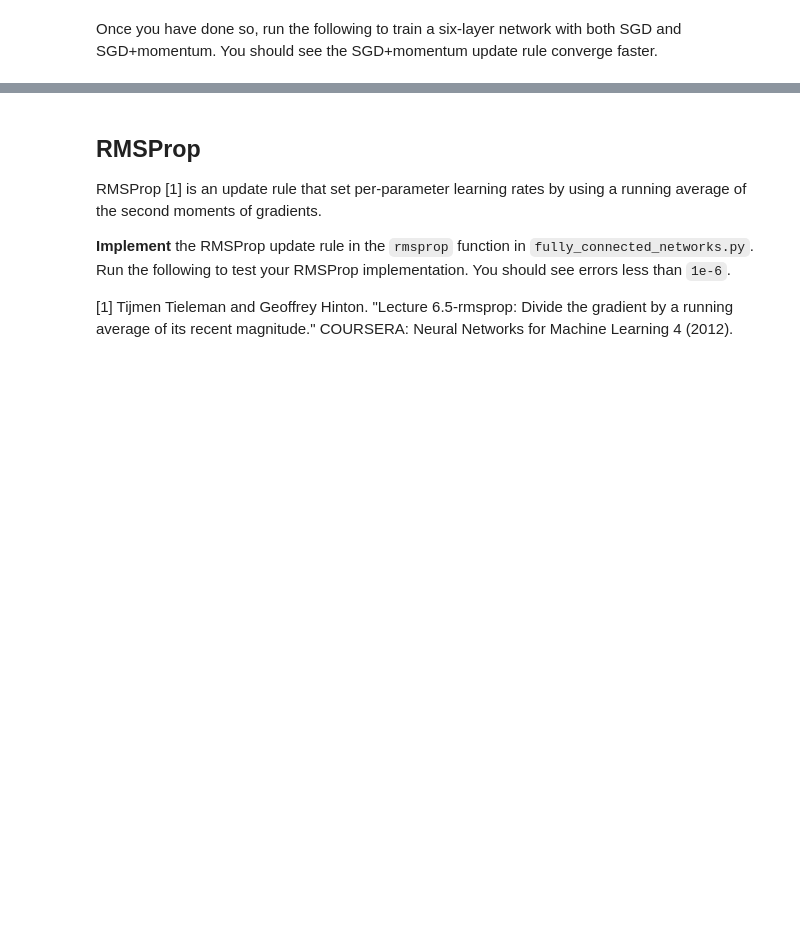
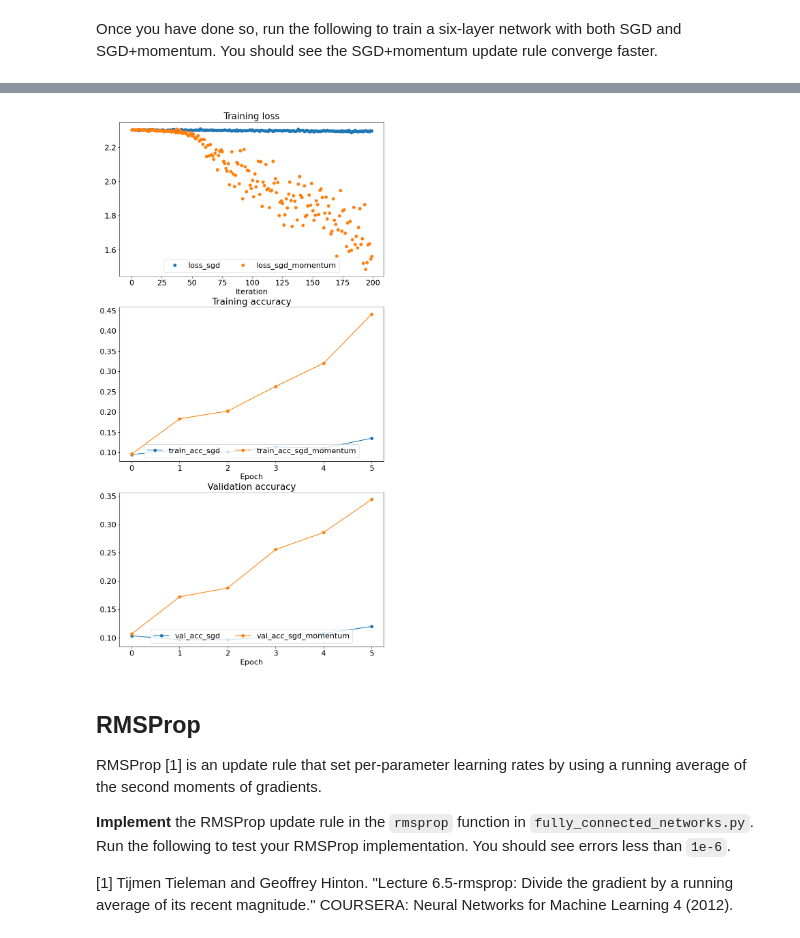
Before and after one commit to clb2001/open-cs-curriculum, a Jupyter notebook: A3/fully_connected_networks.ipynb, the cells around one changed output, grey strips where cells are left out. Cells and saved outputs as stored; diff of their text form; code cells hidden in the pictures; blank space fills up the shorter version.

```diff
--- a/A3/fully_connected_networks.ipynb
+++ b/A3/fully_connected_networks.ipynb
@@ -785,7 +842,7 @@ solvers = {}
 for update_rule_name, update_rule_fn in [('sgd', sgd), ('sgd_momentum', sgd_momentum)]:
   print('running with ', update_rule_name)
   model = FullyConnectedNet([100, 100, 100, 100, 100], weight_scale=5e-2,
-                            dtype=torch.float32, device='cuda')
+                            dtype=torch.float64, device='cuda')
 
   solver = Solver(model, small_data,
                   num_epochs=5, batch_size=100,
@@ -824,3 +881,4 @@ plt.legend(loc='lower center', ncol=4)
 
 plt.gcf().set_size_inches(10, 20)
 plt.show()
+# %% [output]
@@ -827,3 +902,4 @@ plt.show()
+[figure, added]
 # %% [markdown]
 ## RMSProp
 RMSProp [1] is an update rule that set per-parameter learning rates by using a running average of the second moments of gradients.
```
Also changed, not shown: parts of 15 cells of this notebook, 3 other files.
